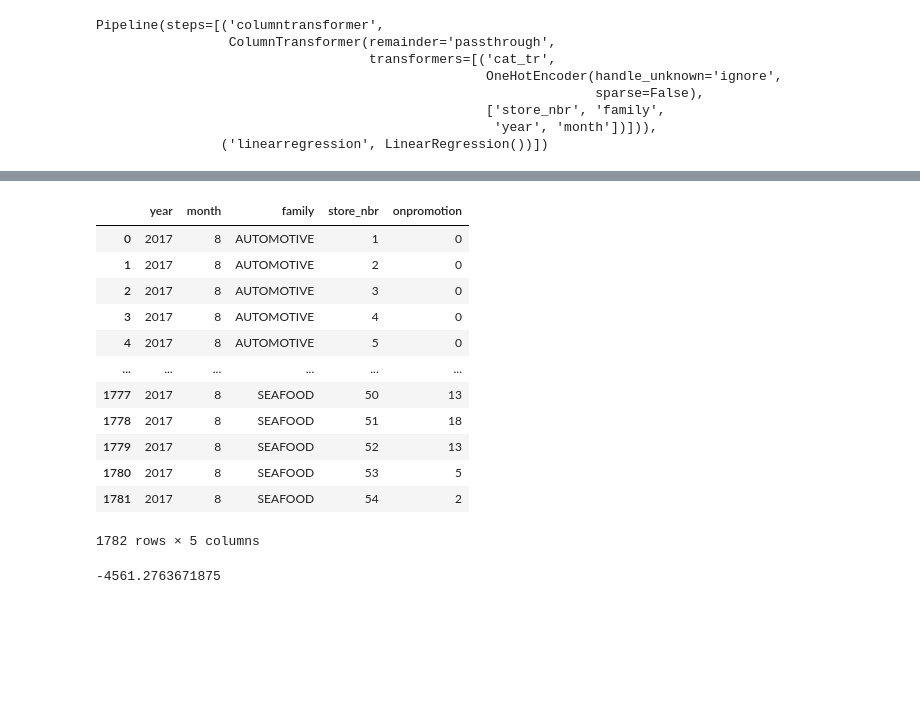
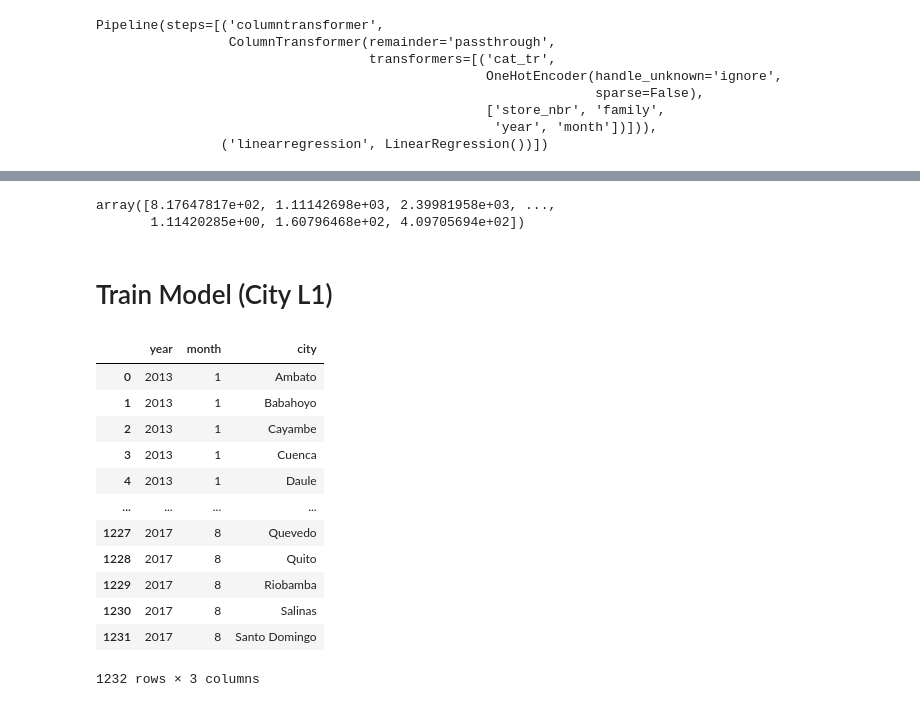
Before and after one commit to mrdaraujo/business_case_869, a Jupyter notebook: notebooks/victor_package_tests.ipynb, the cells around one changed output, grey strips where cells are left out. Drawn from its saved outputs; the diff is of its cells as text; code cells hidden in the pictures; blank space fills up the shorter version.

```diff
--- a/notebooks/victor_package_tests.ipynb
+++ b/notebooks/victor_package_tests.ipynb
@@ -71,21 +82,28 @@ job.score(X_train,y_train)
-# %%
-X_predict = DataPredict()
-X_predict
-# %% [output]
-|  | year | month | family | store_nbr | onpromotion |
-| 0 | 2017 | 8 | AUTOMOTIVE | 1 | 0 |
-| 1 | 2017 | 8 | AUTOMOTIVE | 2 | 0 |
-| 2 | 2017 | 8 | AUTOMOTIVE | 3 | 0 |
-| 3 | 2017 | 8 | AUTOMOTIVE | 4 | 0 |
-| 4 | 2017 | 8 | AUTOMOTIVE | 5 | 0 |
-| ... | ... | ... | ... | ... | ... |
-| 1777 | 2017 | 8 | SEAFOOD | 50 | 13 |
-| 1778 | 2017 | 8 | SEAFOOD | 51 | 18 |
-| 1779 | 2017 | 8 | SEAFOOD | 52 | 13 |
-| 1780 | 2017 | 8 | SEAFOOD | 53 | 5 |
-| 1781 | 2017 | 8 | SEAFOOD | 54 | 2 |
-1782 rows × 5 columns
 # %%
-pipe.predict(X_predict)[0]
+p = job.predict(X_predict).tolist()
+p = [np.exp(i) for i in p]
+p = np.array(p)
+p
 # %% [output]
--4561.2763671875
+array([8.17647817e+02, 1.11142698e+03, 2.39981958e+03, ...,
+       1.11420285e+00, 1.60796468e+02, 4.09705694e+02])
+# %% [markdown]
+# Train Model (City L1)
+# %%
+X_train, y_train, X_predict, pipe, preprocessor = TrainCity()
+# %%
+X_train
+# %% [output]
+|  | year | month | city |
+| 0 | 2013 | 1 | Ambato |
+| 1 | 2013 | 1 | Babahoyo |
+| 2 | 2013 | 1 | Cayambe |
+| 3 | 2013 | 1 | Cuenca |
+| 4 | 2013 | 1 | Daule |
+| ... | ... | ... | ... |
+| 1227 | 2017 | 8 | Quevedo |
+| 1228 | 2017 | 8 | Quito |
+| 1229 | 2017 | 8 | Riobamba |
+| 1230 | 2017 | 8 | Salinas |
+| 1231 | 2017 | 8 | Santo Domingo |
+1232 rows × 3 columns
```
Also changed, not shown: parts of 40 cells of this notebook, 10 other files.
